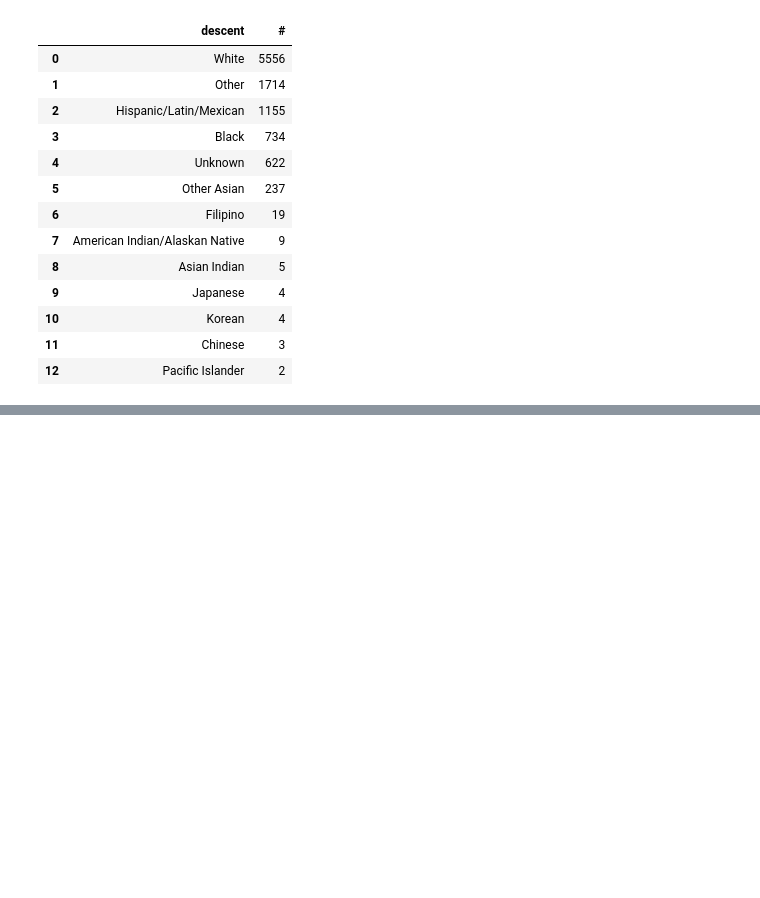
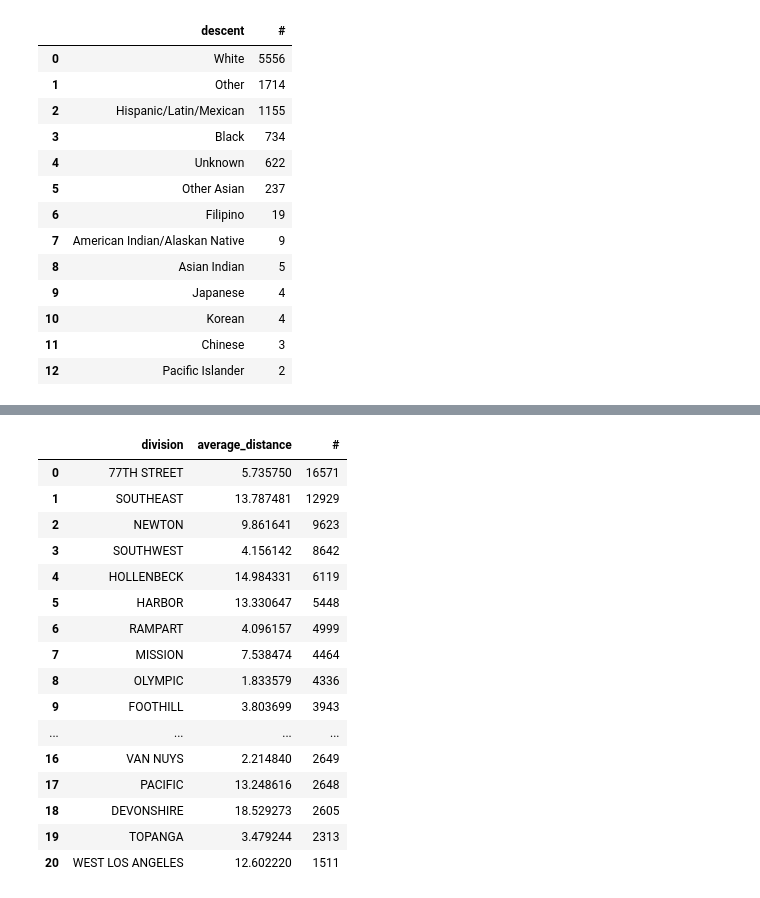
Before and after one commit to DVasios/Advanced-Database-Systems, a Jupyter notebook: results.ipynb, the cells around one changed output, grey strips where cells are left out. Cells and saved outputs as stored; diff of their text form; code cells hidden in the pictures; blank space fills up the shorter version.

```diff
--- a/results.ipynb
+++ b/results.ipynb
@@ -159,0 +274,22 @@ Error:
+# %%
+# Per Division
+per_division_df = pd.read_csv(f'{project_home}/results/q4_per_division_a_df.csv')
+per_division_df.head(100)
+# %% [output]
+|  | division | average_distance | # |
+| 0 | 77TH STREET | 5.735750 | 16571 |
+| 1 | SOUTHEAST | 13.787481 | 12929 |
+| 2 | NEWTON | 9.861641 | 9623 |
+| 3 | SOUTHWEST | 4.156142 | 8642 |
+| 4 | HOLLENBECK | 14.984331 | 6119 |
+| 5 | HARBOR | 13.330647 | 5448 |
+| 6 | RAMPART | 4.096157 | 4999 |
+| 7 | MISSION | 7.538474 | 4464 |
+| 8 | OLYMPIC | 1.833579 | 4336 |
+| 9 | FOOTHILL | 3.803699 | 3943 |
+| ... | ... | ... | ... |
+| 16 | VAN NUYS | 2.214840 | 2649 |
+| 17 | PACIFIC | 13.248616 | 2648 |
+| 18 | DEVONSHIRE | 18.529273 | 2605 |
+| 19 | TOPANGA | 3.479244 | 2313 |
+| 20 | WEST LOS ANGELES | 12.602220 | 1511 |
```
Also changed, not shown: parts of 16 cells of this notebook, 14 other files.
